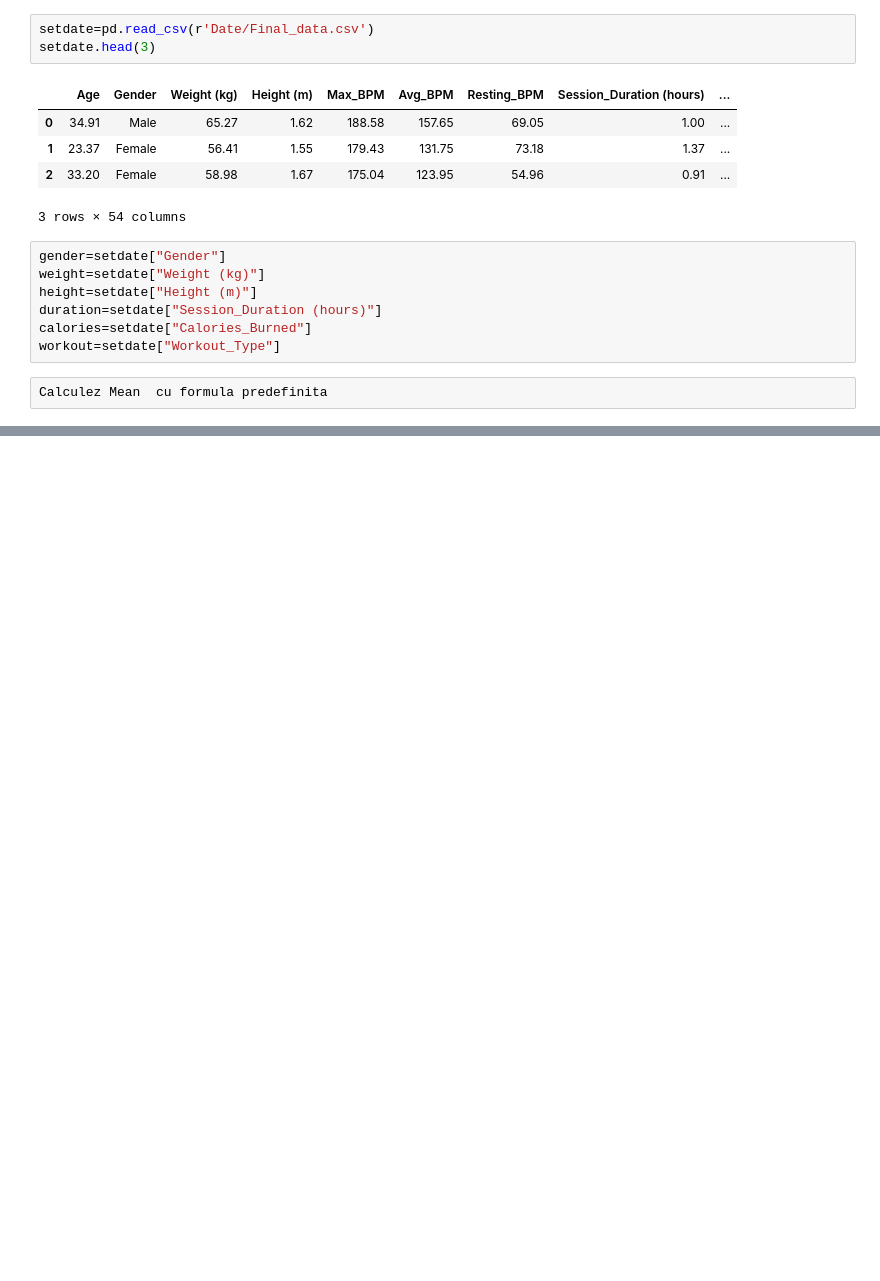
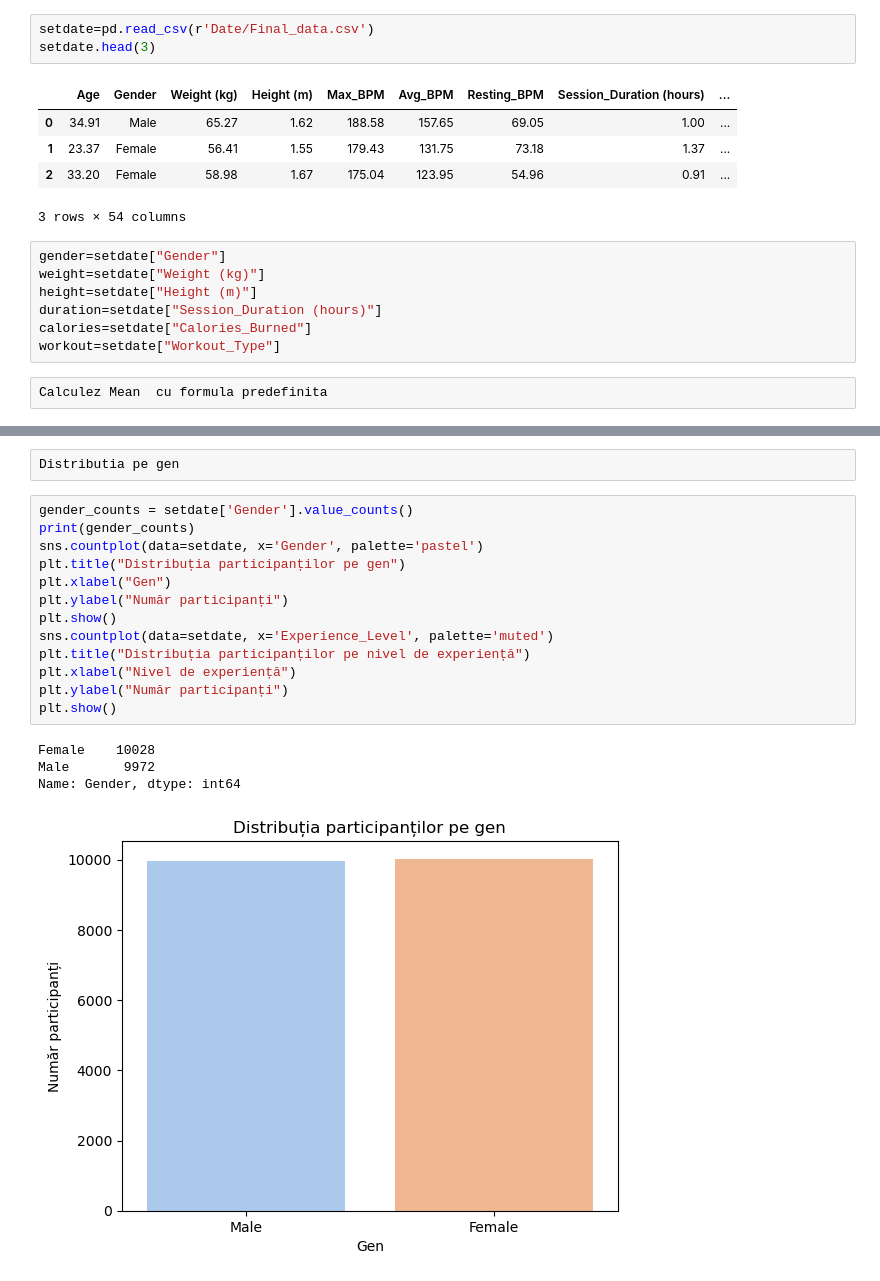
Before and after one commit to PodeanuAdriana/Data-Analysis--Life-Style--Dataset, a Jupyter notebook: LifeStyleAnalysis.ipynb, the cells around one changed output, grey strips where cells are left out. Cells and saved outputs as stored; diff of their text form; blank space fills up the shorter version.

```diff
--- a/LifeStyleAnalysis.ipynb
+++ b/LifeStyleAnalysis.ipynb
@@ -40,0 +86,20 @@ print(height_var)
+# %%
+Distributia pe gen
+# %%
+gender_counts = setdate['Gender'].value_counts()
+print(gender_counts)
+sns.countplot(data=setdate, x='Gender', palette='pastel')
+plt.title("Distribuția participanților pe gen")
+plt.xlabel("Gen")
+plt.ylabel("Număr participanți")
+plt.show()
+sns.countplot(data=setdate, x='Experience_Level', palette='muted')
+plt.title("Distribuția participanților pe nivel de experiență")
+plt.xlabel("Nivel de experiență")
+plt.ylabel("Număr participanți")
+plt.show()
+# %% [output]
+Female    10028
+Male       9972
+Name: Gender, dtype: int64
+[figure, added]
```
Also changed, not shown: parts of 9 cells of this notebook.
